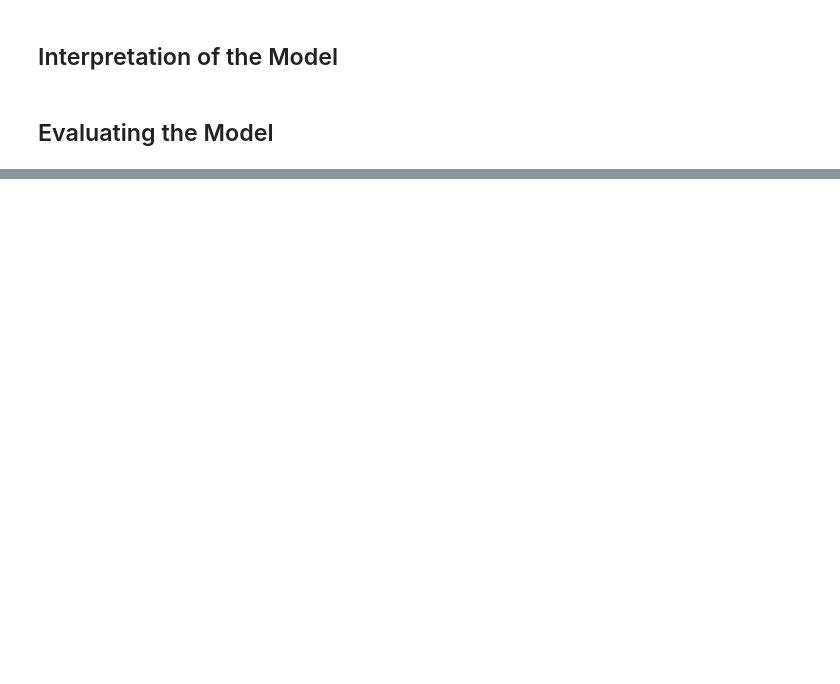
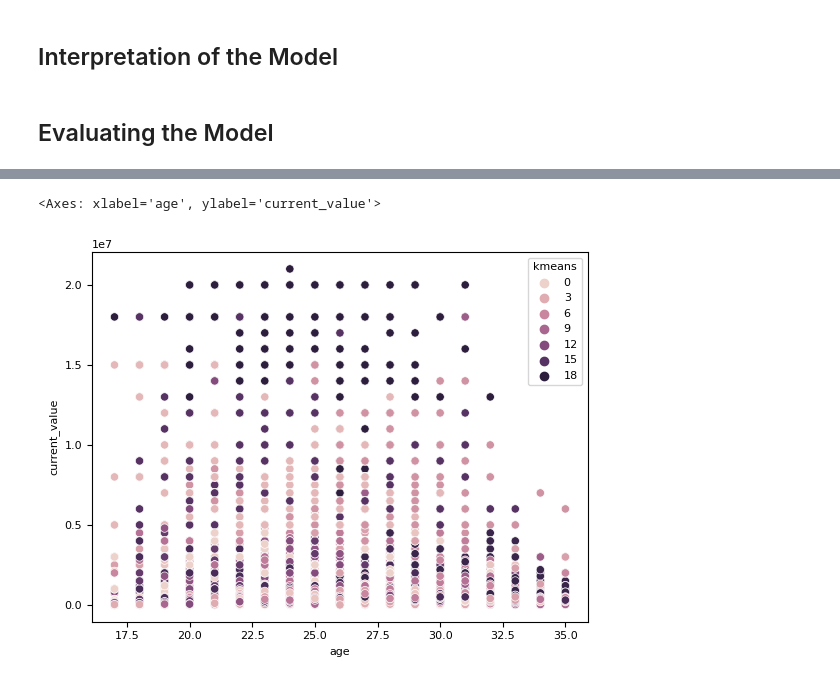
Before and after one commit to Tuwaiq-DS-ML-bootcamp-V-6/Use-case-7, a Jupyter notebook: EDA explain template.ipynb, the cells around one changed output, grey strips where cells are left out. Saved outputs shown, nothing was run; the diff lists cells and outputs as text; code cells hidden in the pictures; blank space fills up the shorter version.

```diff
--- a/EDA explain template.ipynb
+++ b/EDA explain template.ipynb
@@ -590,0 +518,2 @@ F1 Score: 0.84
+# %%
+X['kmeans'] = y_pred
@@ -590,0 +574,5 @@ F1 Score: 0.84
+# %%
+sns.scatterplot(data = X , x = 'age', y = 'current_value', hue = 'kmeans')
+# %% [output]
+<Axes: xlabel='age', ylabel='current_value'>
+[figure, added]
```
Also changed, not shown: parts of 41 cells of this notebook.
